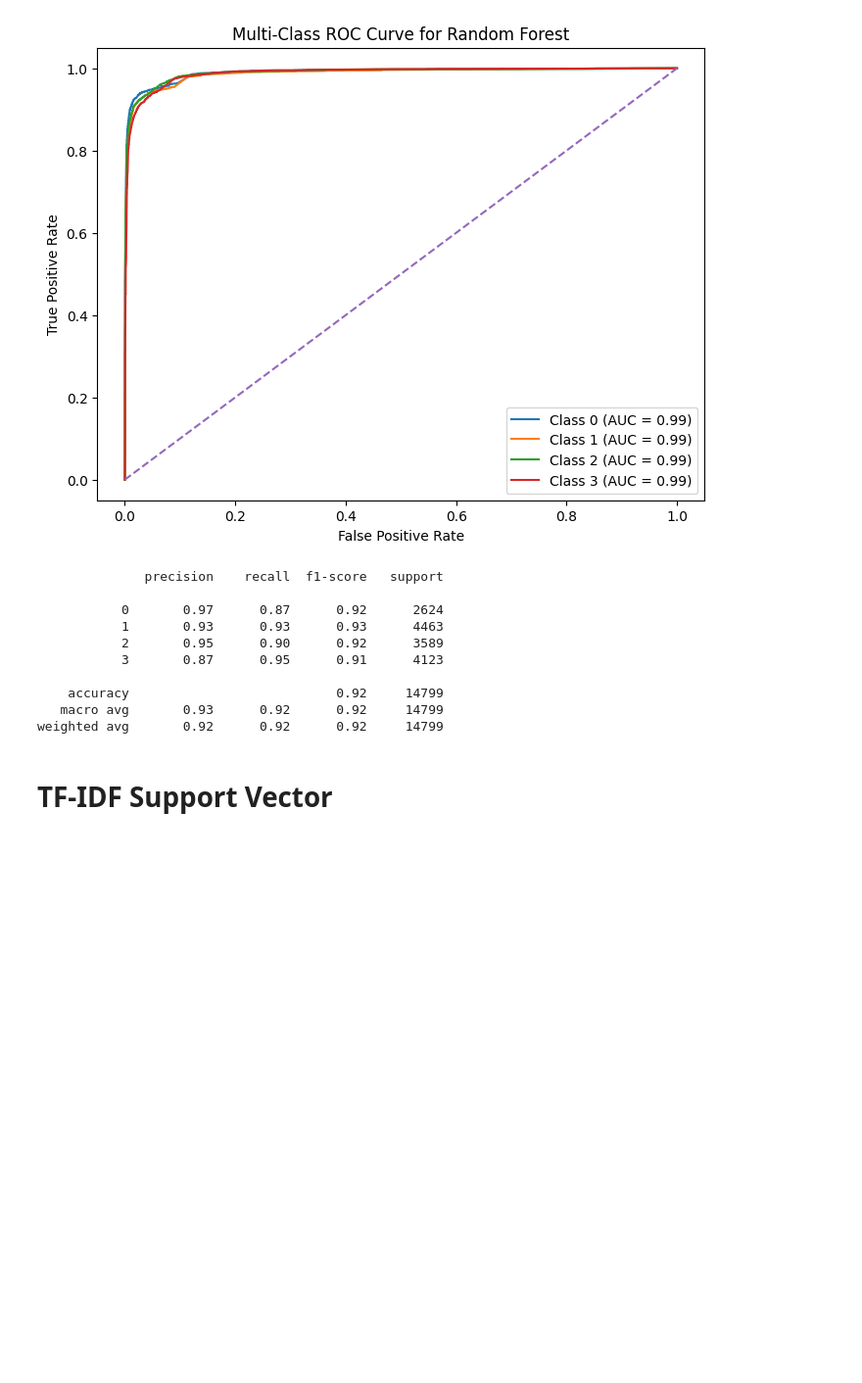
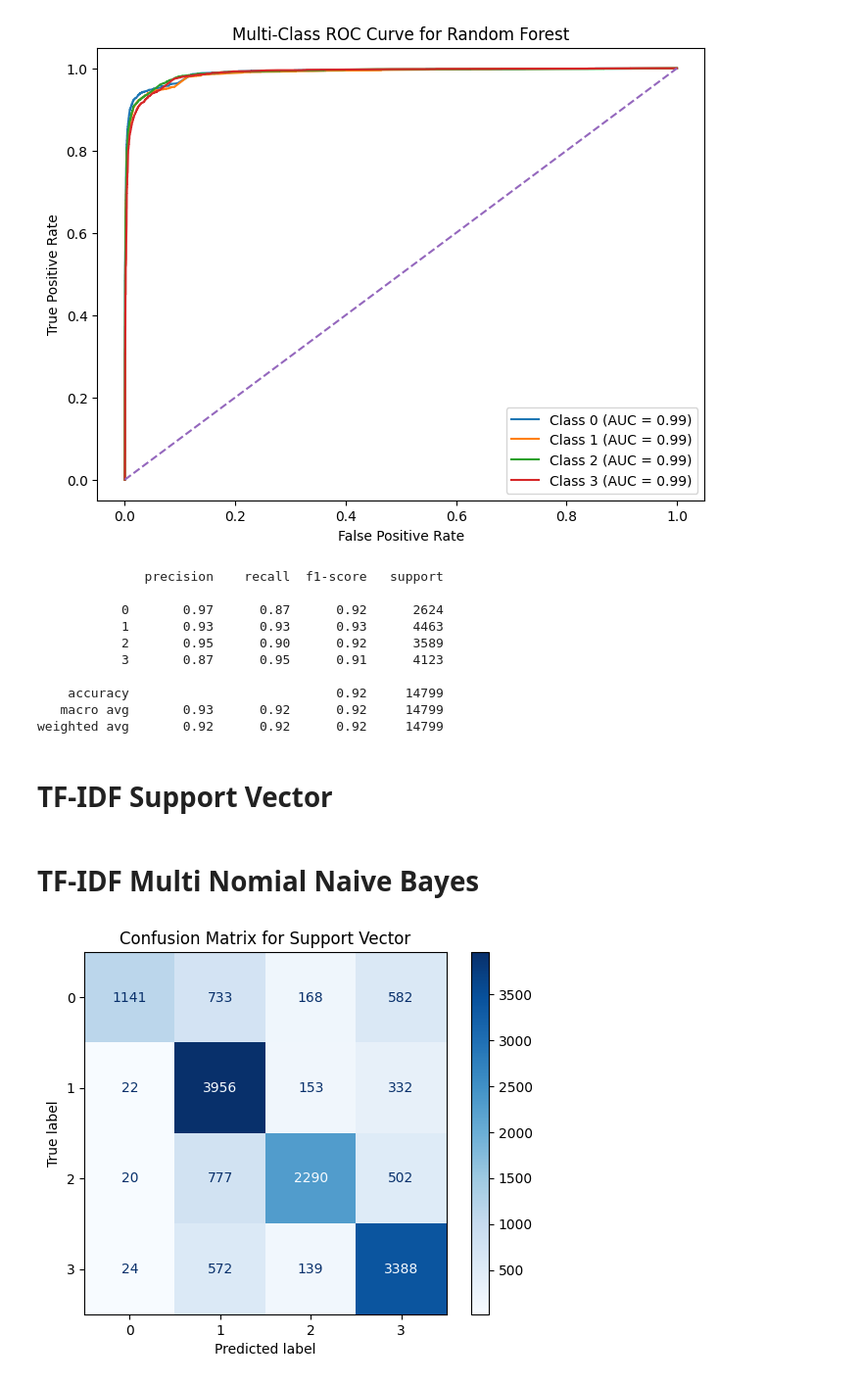
Before and after one commit to Prajwal-Luitel/Twitter-Sentiment-Analysis, a Jupyter notebook: Twitter_Sentiment_Analysis.ipynb, the cells around one changed output. Shown at 98% size. Saved outputs shown, nothing was run; the diff lists cells and outputs as text; code cells hidden in the pictures; blank space fills up the shorter version.

Commit message:
Used MultiNomial Naive Bayes

```diff
--- a/Twitter_Sentiment_Analysis.ipynb
+++ b/Twitter_Sentiment_Analysis.ipynb
@@ -263,2 +273,7 @@ support_vector = Pipeline([
+# %%
+multinomial_nb = Pipeline([
+    ('tfidf_vectorizer', TfidfVectorizer()),
+    ('svc', (MultinomialNB()))
+])
 # %%
-support_vector.fit(X_train, y_train)
+multinomial_nb.fit(X_train, y_train)
@@ -270,7 +288,7 @@ support_vector.fit(X_train, y_train)
 from sklearn.metrics import confusion_matrix, ConfusionMatrixDisplay
 import matplotlib.pyplot as plt
 # Confusion Matrix
-def display_confusion_matrix(y_true, y_pred, title=None):
+def display_confusion_matrix(y_true, y_pred, title=""):
   cm = confusion_matrix(y_true, y_pred)
   disp = ConfusionMatrixDisplay(confusion_matrix=cm)
   disp.plot(cmap='Blues')
@@ -339,2 +357,11 @@ display_ROC(y_test, y_pred, support_vector.classes_, title="Support Vector")
 # %%
 classification_report = display_classification_report(y_test, y_pred)
+# %% [markdown]
+# TF-IDF Multi Nomial Naive Bayes
+# %%
+y_pred = multinomial_nb.predict(X_test)
+y_prob = multinomial_nb.predict_proba(X_test)
+# %%
+display_confusion_matrix(y_test, y_pred, title="Support Vector")
+# %% [output]
+[figure, added]
```
Also changed, not shown: parts of 18 cells of this notebook.
